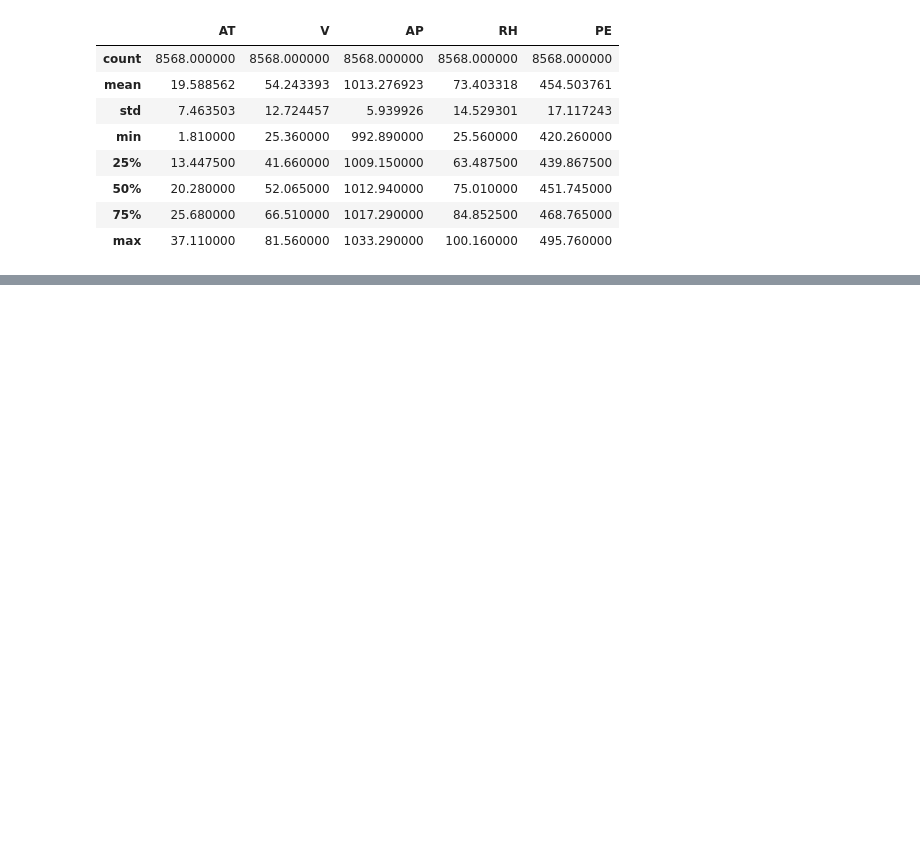
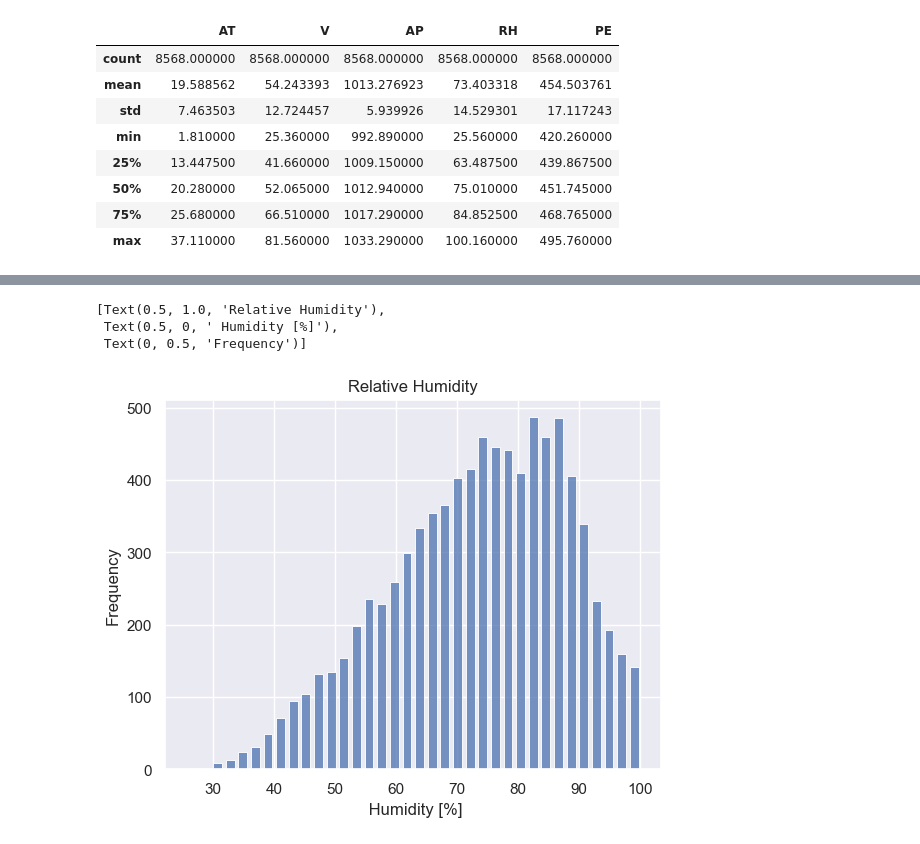
Before and after one commit to szilagyi93/regression, a Jupyter notebook: 01_main/regression_ccpp.ipynb, the cells around one changed output, grey strips where cells are left out. Saved outputs shown, nothing was run; the diff lists cells and outputs as text; code cells hidden in the pictures; blank space fills up the shorter version.

```diff
--- a/01_main/regression_ccpp.ipynb
+++ b/01_main/regression_ccpp.ipynb
@@ -64,0 +110,10 @@ pd_train.describe()
+# %%
+ax_RH = sns.histplot(pd_train['RH'],shrink=.7)
+ax_RH.set(title='Relative Humidity',
+       xlabel=' Humidity [%]',
+       ylabel='Frequency')
+# %% [output]
+[Text(0.5, 1.0, 'Relative Humidity'),
+ Text(0.5, 0, ' Humidity [%]'),
+ Text(0, 0.5, 'Frequency')]
+[figure, added]
```
Also changed, not shown: parts of 9 cells of this notebook.
